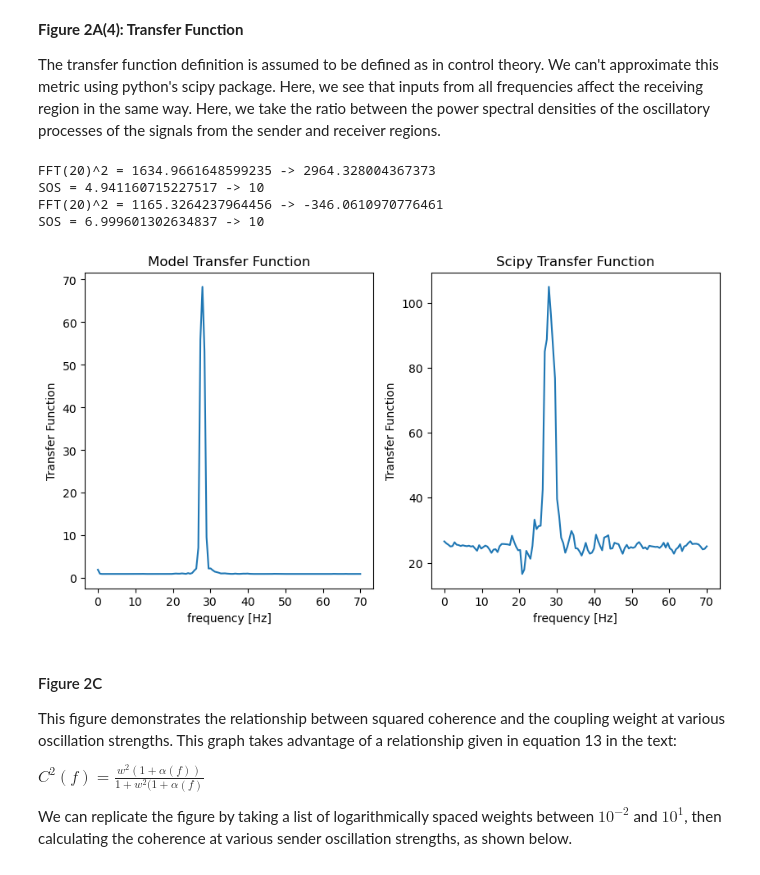
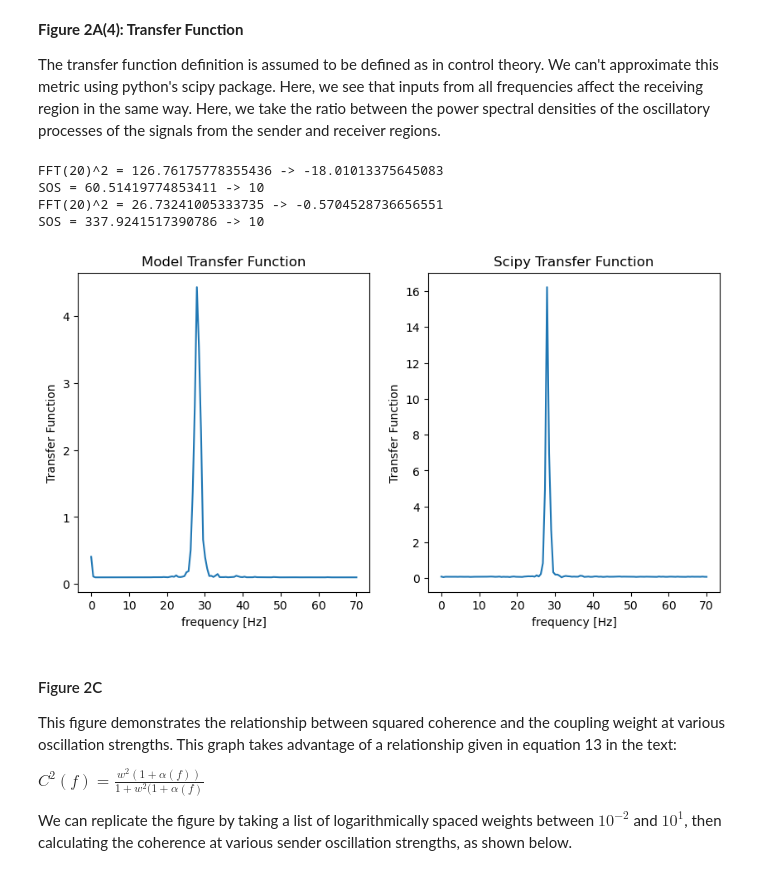
Before and after one commit to cyneuro/neuro_communication, a Jupyter notebook: Vinck2021_SSM_tutorial.ipynb, the cells around one changed output. Cells and saved outputs as stored; diff of their text form; code cells hidden in the pictures.

```diff
--- a/Vinck2021_SSM_tutorial.ipynb
+++ b/Vinck2021_SSM_tutorial.ipynb
@@ -172,7 +172,10 @@ def generate_sender_receiver(tstop, sampling_rate, SOS, freq_SOS, w, random_stat
 
     # Taking the real part of the inverse fft of the adjusted n1_fft
     n1_adjusted = ifft(n1_fft).real
-    alpha = np.abs(s1_fft) ** 2 / np.abs(n1_fft) ** 2
+    #alpha = np.abs(s1_fft) ** 2 / np.abs(n1_fft) ** 2
+    f, psd_s1 = signal.welch(s1)
+    f, psd_n1 = signal.welch(n1)
+    alpha = psd_s1 / psd_n1
 
     # Checking...
     print(f"FFT({freq_SOS})^2 = {old_power} -> {np.real(n1_fft[np.argmin(np.abs(freqs - freq_SOS))] ** 2)}")
@@ -183,9 +186,9 @@ def generate_sender_receiver(tstop, sampling_rate, SOS, freq_SOS, w, random_stat
 
     # Total receiver ( + scale its noise)
     n2 = generate_noise_process(tstop * sampling_rate, random_state)
-    z2 = w * z1 + 0.1 * n1_adjusted
+    z2 = w * z1 + n1_adjusted* 0.1
 
-    return z1, z2, n1, n1_adjusted, alpha, freqs
+    return z1, z2, n1, n1_adjusted, alpha, f
 # %%
 # Signal Check
 fig, ax = plt.subplots(2, 3, figsize = (20, 5))
@@ -383,28 +384,29 @@ $G_{1 \rightarrow 2}(f) \approx C^2(f)$.
 The transfer function definition is assumed to be defined as in control theory. We can't approximate this metric using python's scipy package. Here, we see that inputs from all frequencies affect the receiving region in the same way. Here, we take the ratio between the power spectral densities of the oscillatory processes of the signals from the sender and receiver regions.
 # %%
 f_z1, psd_z1, f_z2, psd_z2 = generate_sender_receiver_psd(TSTOP, SAMPLING_RATE, SOS, 20, W, random_state)
-transfer = psd_z1 / psd_z2
+transfer = psd_z1 / (psd_z2 * SOS)
 
 f_z1_scipy, psd_z1_scipy, f_z2_scipy, psd_z2_scipy = generate_sender_receiver_scipy_psd(TSTOP, SAMPLING_RATE, SOS, 20, W, random_state)
-transfer_scipy = psd_z1_scipy / psd_z2_scipy
+transfer_scipy = psd_z1_scipy / (psd_z2_scipy * SOS)
+
 
 fig, ax = plt.subplots(nrows=1, ncols=2, figsize=(10,5))
 ax[0].plot(f_z1, transfer)
 ax[0].set_xlabel('frequency [Hz]')
 ax[0].set_ylabel('Transfer Function')
 ax[0].set_title('Model Transfer Function')
 
 ax[1].plot(f_z1_scipy, transfer_scipy)
 ax[1].set_xlabel('frequency [Hz]')
 ax[1].set_ylabel('Transfer Function')
 ax[1].set_title('Scipy Transfer Function')
 plt.show()
 # %% [output]
-FFT(20)^2 = 1634.9661648599235 -> 2964.328004367373
-SOS = 4.941160715227517 -> 10
-FFT(20)^2 = 1165.3264237964456 -> -346.0610970776461
-SOS = 6.999601302634837 -> 10
+FFT(20)^2 = 126.76175778355436 -> -18.01013375645083
+SOS = 60.51419774853411 -> 10
+FFT(20)^2 = 26.73241005333735 -> -0.5704528736656551
+SOS = 337.9241517390786 -> 10
-[figure, old version]
+[figure, new version]
 # %% [markdown]
 #### Figure 2C
 This figure demonstrates the relationship between squared coherence and the coupling weight at various oscillation strengths. This graph takes advantage of a relationship given in equation 13 in the text:
```
Also changed, not shown: parts of 6 cells of this notebook.
